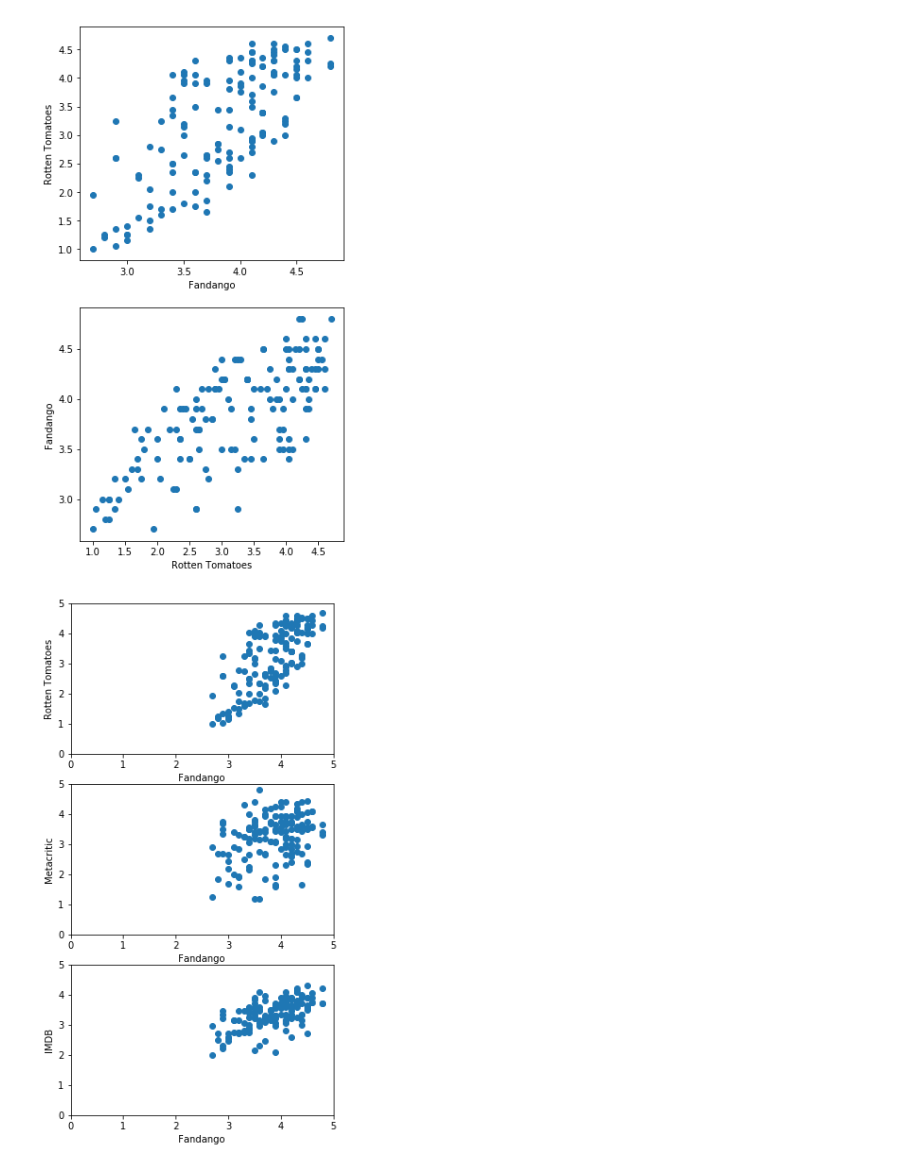
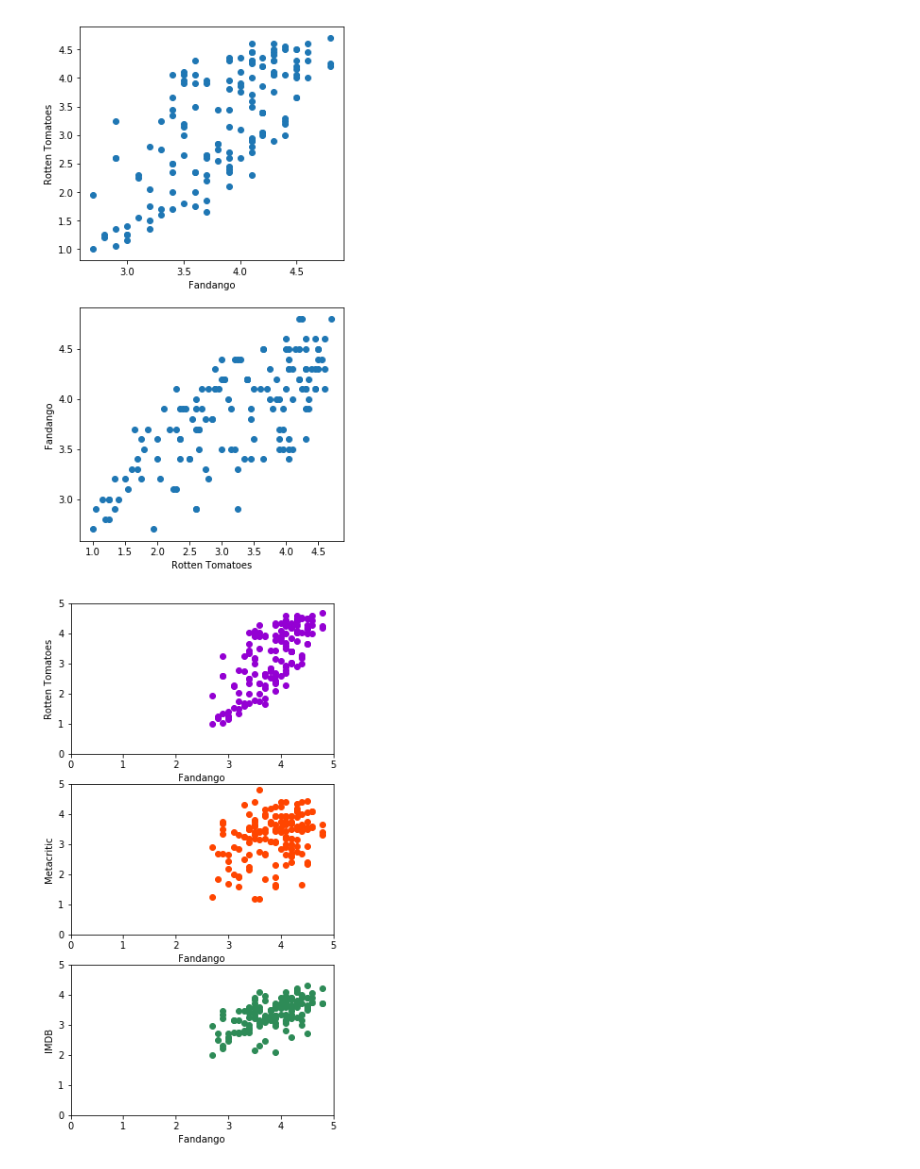
Before and after one commit to natekotila/DataQuestProjects, a Jupyter notebook: fandango/FandangoVisualization.ipynb, the cells around one changed output. Saved outputs shown, nothing was run; the diff lists cells and outputs as text; code cells hidden in the pictures.

```diff
--- a/fandango/FandangoVisualization.ipynb
+++ b/fandango/FandangoVisualization.ipynb
@@ -90,27 +90,27 @@ plt.show()
 # %%
 fig = plt.figure(figsize = (5, 10))
 ax1 = fig.add_subplot(3,1,1)
 ax2 = fig.add_subplot(3,1,2)
 ax3 = fig.add_subplot(3,1,3)
 
-ax1.scatter(norm_reviews['Fandango_Ratingvalue'], norm_reviews['RT_user_norm'])
+ax1.scatter(norm_reviews['Fandango_Ratingvalue'], norm_reviews['RT_user_norm'], c = 'darkviolet')
 ax1.set_xlabel("Fandango")
 ax1.set_ylabel('Rotten Tomatoes')
 ax1.set_xlim(0,5)
 ax1.set_ylim(0,5)
 
-ax2.scatter(norm_reviews['Fandango_Ratingvalue'], norm_reviews['Metacritic_user_nom'])
+ax2.scatter(norm_reviews['Fandango_Ratingvalue'], norm_reviews['Metacritic_user_nom'], c= 'orangered')
 ax2.set_xlabel("Fandango")
 ax2.set_ylabel("Metacritic")
 ax2.set_xlim(0,5)
 ax2.set_ylim(0,5)
 
-ax3.scatter(norm_reviews['Fandango_Ratingvalue'], norm_reviews['IMDB_norm'])
+ax3.scatter(norm_reviews['Fandango_Ratingvalue'], norm_reviews['IMDB_norm'], c = 'seagreen')
 ax3.set_xlabel('Fandango')
 ax3.set_ylabel('IMDB')
 ax3.set_xlim(0,5)
 ax3.set_ylim(0,5)
 
 plt.show()
 # %% [output]
-[figure, old version]
+[figure, new version]
```
Also changed, not shown: parts of 5 cells of this notebook, 1 other file.
